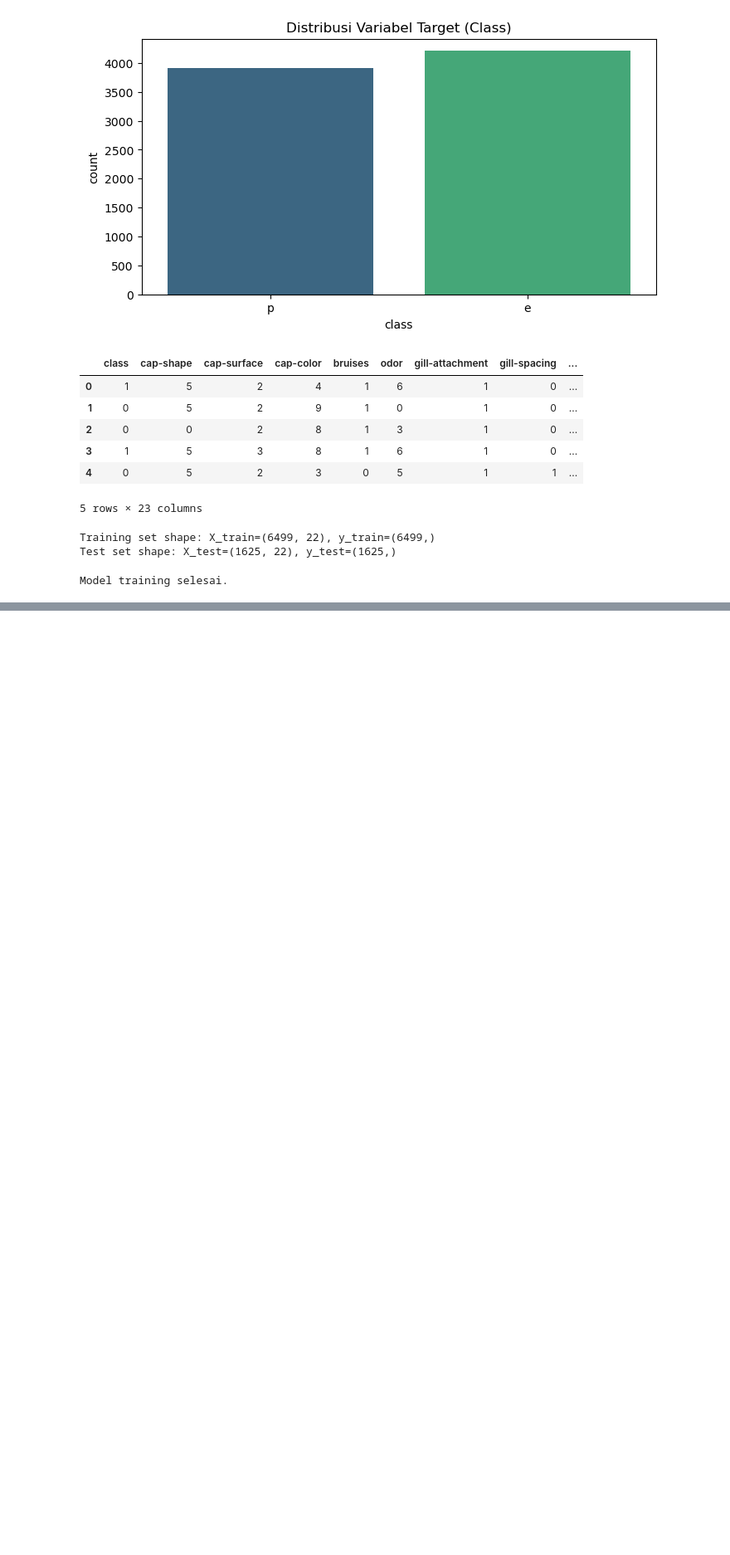
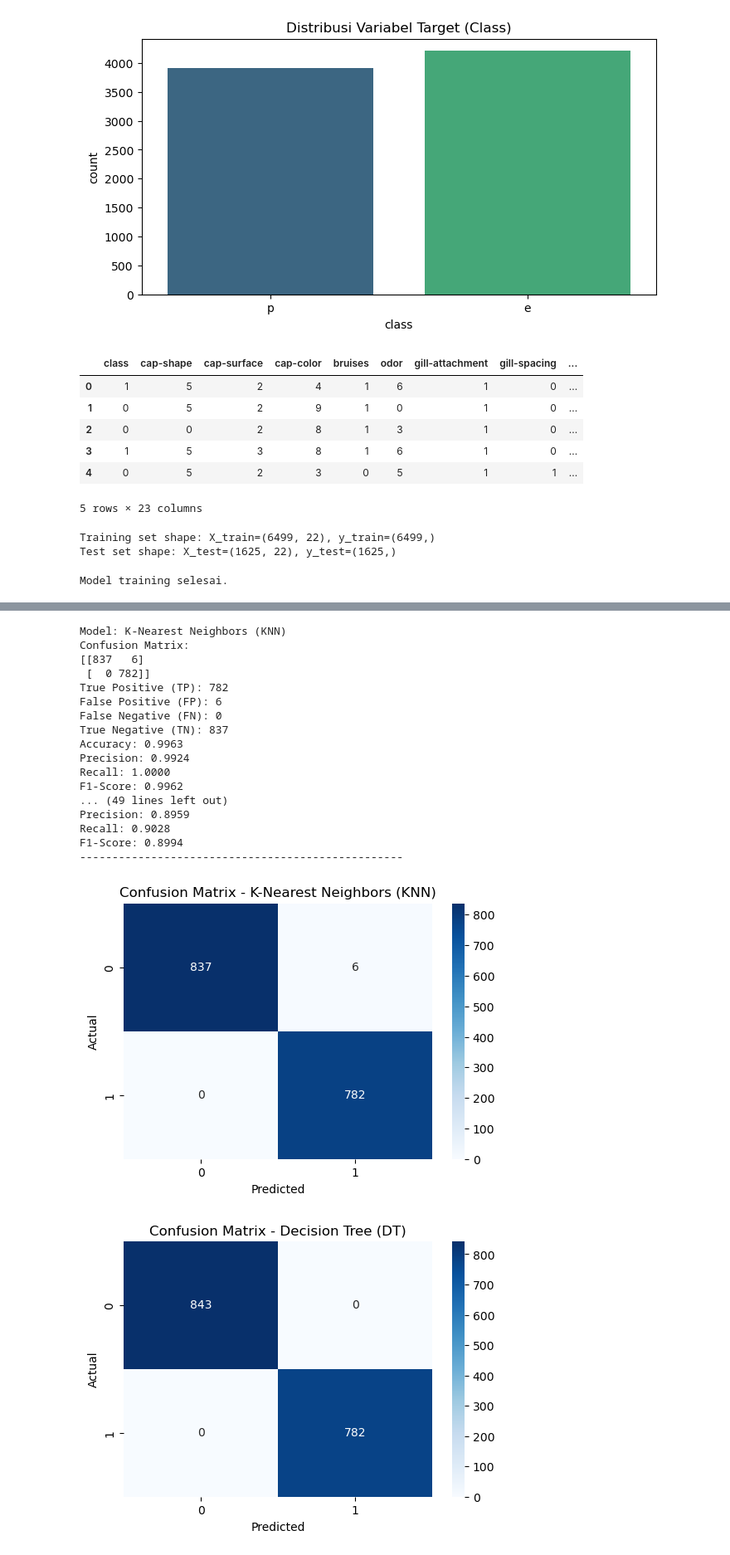
Before and after one commit to ihsananggaraa/Portofolio, a Jupyter notebook: Data Science/Machine Learning/Klasifikasi/Mushroom/mushroom_classification.ipynb, the cells around one changed output, grey strips where cells are left out. Shown at 83% size. Cells and saved outputs as stored; diff of their text form; code cells hidden in the pictures; blank space fills up the shorter version.

Commit message:
Menambahkan evaluasi model klasifikasi

```diff
--- a/Data Science/Machine Learning/Klasifikasi/Mushroom/mushroom_classification.ipynb
+++ b/Data Science/Machine Learning/Klasifikasi/Mushroom/mushroom_classification.ipynb
@@ -232,0 +285,33 @@ Model training selesai.
+# %%
+for model_name, metrics in results.items():
+    print(f"Model: {model_name}")
+    print(f"Confusion Matrix:\n{metrics['Confusion Matrix']}")
+    print(f"True Positive (TP): {metrics['True Positive (TP)']}")
+    print(f"False Positive (FP): {metrics['False Positive (FP)']}")
+    print(f"False Negative (FN): {metrics['False Negative (FN)']}")
+    print(f"True Negative (TN): {metrics['True Negative (TN)']}")
+    print(f"Accuracy: {metrics['Accuracy']:.4f}")
+    print(f"Precision: {metrics['Precision']:.4f}")
+    print(f"Recall: {metrics['Recall']:.4f}")
+    print(f"F1-Score: {metrics['F1-Score']:.4f}")
+    print("-" * 50)
+# %% [output]
+Model: K-Nearest Neighbors (KNN)
+Confusion Matrix:
+[[837   6]
+ [  0 782]]
+True Positive (TP): 782
+False Positive (FP): 6
+False Negative (FN): 0
+True Negative (TN): 837
+Accuracy: 0.9963
+Precision: 0.9924
+Recall: 1.0000
+F1-Score: 0.9962
+... (49 lines left out)
+Precision: 0.8959
+Recall: 0.9028
+F1-Score: 0.8994
+--------------------------------------------------
+[figure, added]
+[figure, added]
```
Also changed, not shown: parts of 4 cells of this notebook, 10 other files.
